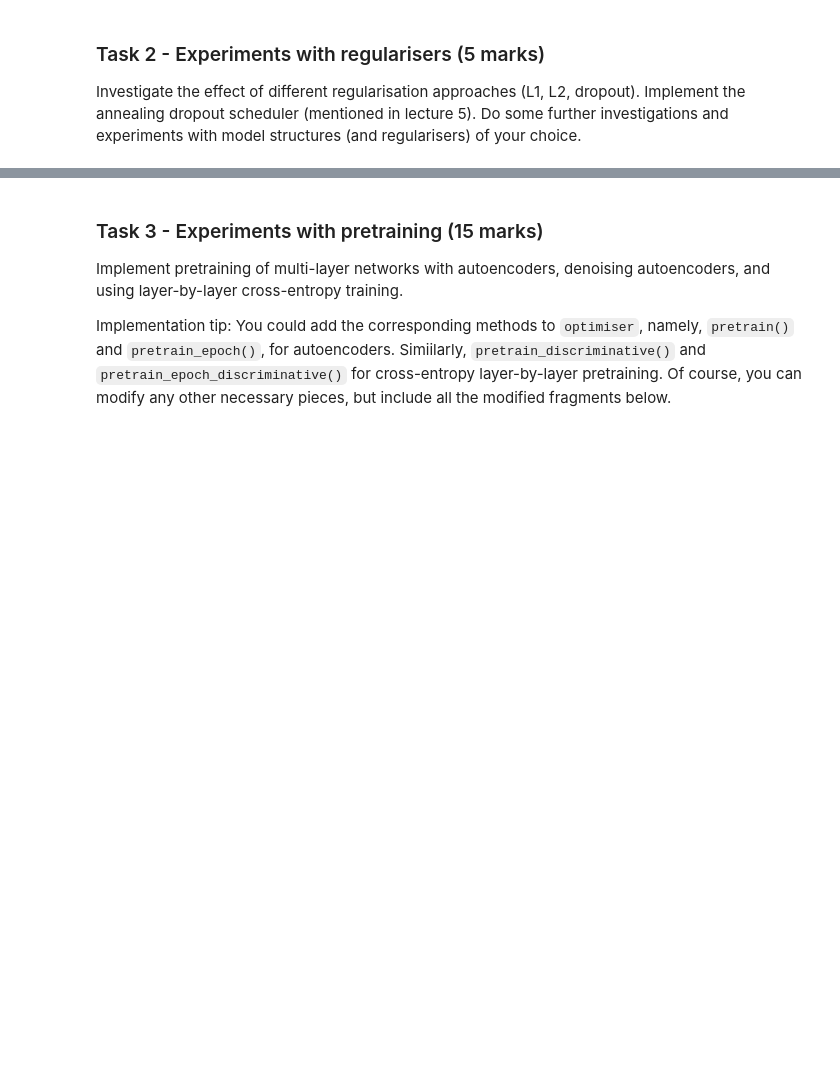
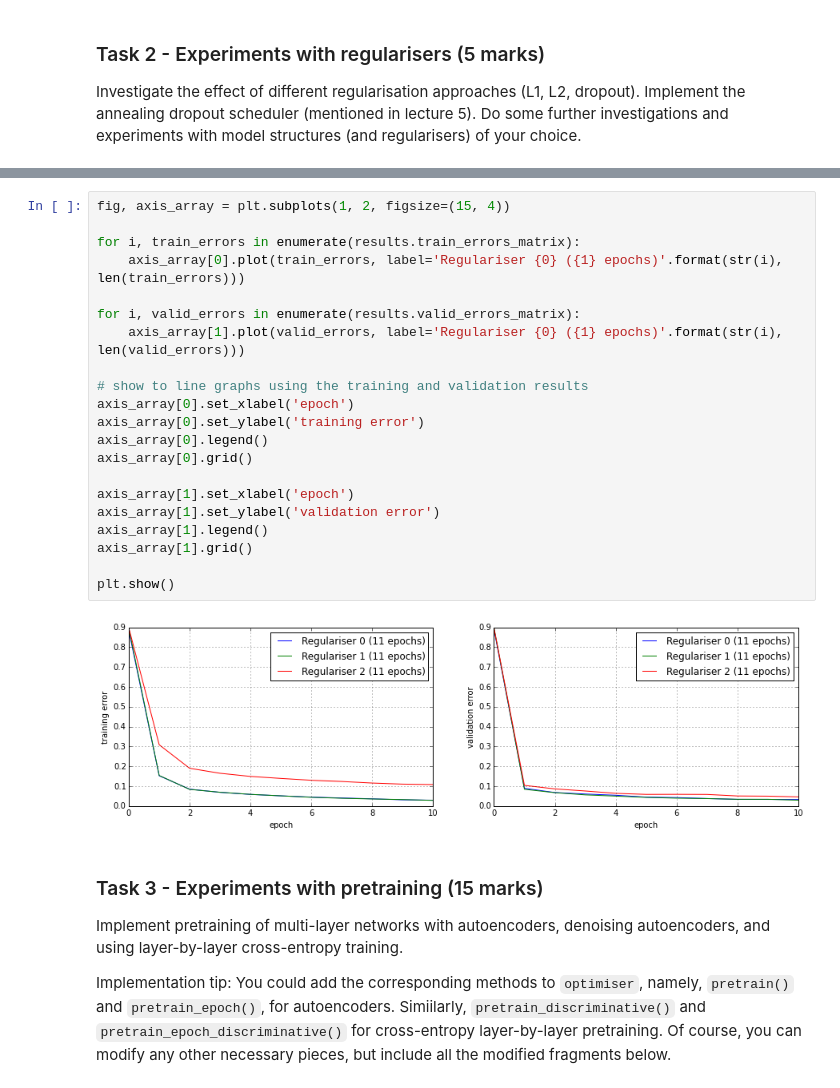
Before and after one commit to SamDavies/Convolutional-Neural-Network, a Jupyter notebook: 07_MLP_Coursework2.ipynb, the cells around one changed output, grey strips where cells are left out. Saved outputs shown, nothing was run; the diff lists cells and outputs as text; blank space fills up the shorter version.

```diff
--- a/07_MLP_Coursework2.ipynb
+++ b/07_MLP_Coursework2.ipynb
@@ -313,3 +318,26 @@ WARNING:root:MNIST test set accuracy is 96.46 % (cost is 0.118)
+# %%
+fig, axis_array = plt.subplots(1, 2, figsize=(15, 4))
+
+for i, train_errors in enumerate(results.train_errors_matrix):
+    axis_array[0].plot(train_errors, label='Regulariser {0} ({1} epochs)'.format(str(i), len(train_errors)))
+
+for i, valid_errors in enumerate(results.valid_errors_matrix):
+    axis_array[1].plot(valid_errors, label='Regulariser {0} ({1} epochs)'.format(str(i), len(valid_errors)))
+
+# show to line graphs using the training and validation results
+axis_array[0].set_xlabel('epoch')
+axis_array[0].set_ylabel('training error')
+axis_array[0].legend()
+axis_array[0].grid()
+
+axis_array[1].set_xlabel('epoch')
+axis_array[1].set_ylabel('validation error')
+axis_array[1].legend()
+axis_array[1].grid()
+
+plt.show()
+# %% [output]
+[figure, added]
 # %% [markdown]
 ### Task 3 - Experiments with pretraining (15 marks)
 
```
Also changed, not shown: parts of 5 cells of this notebook, 1 other file.
